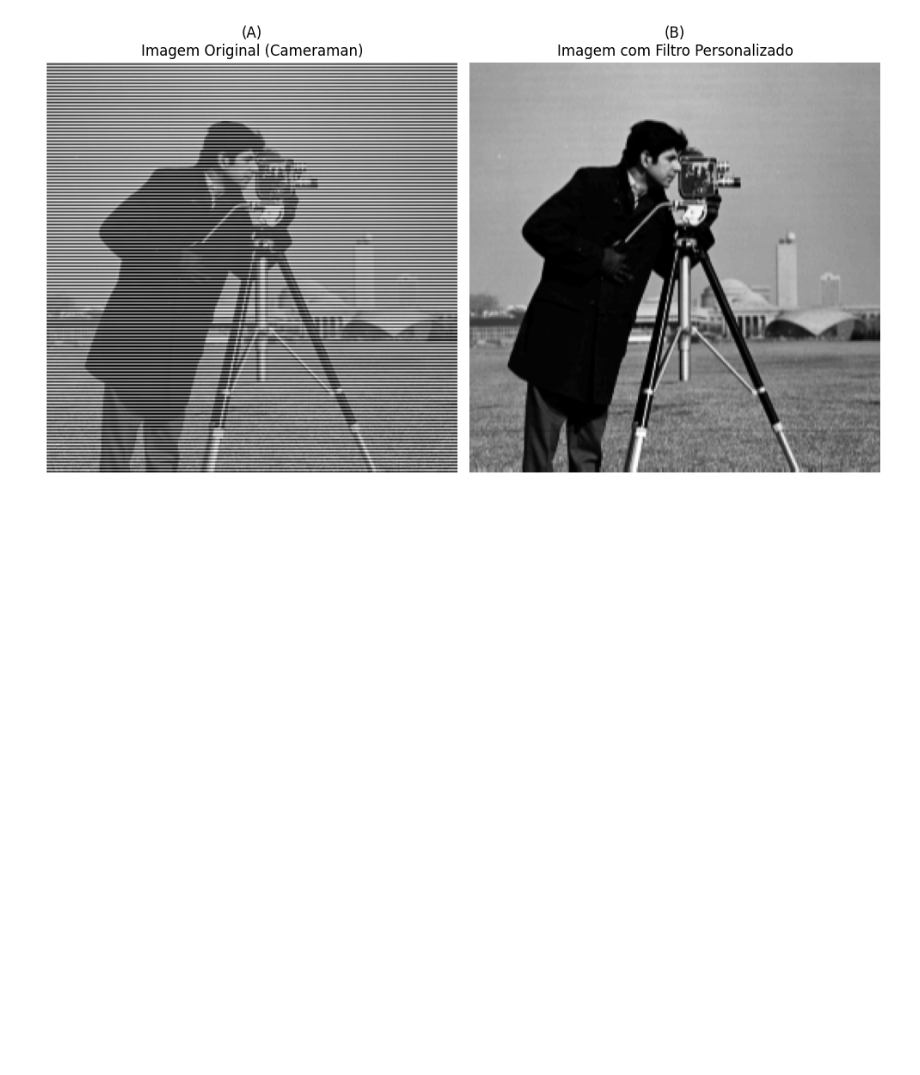
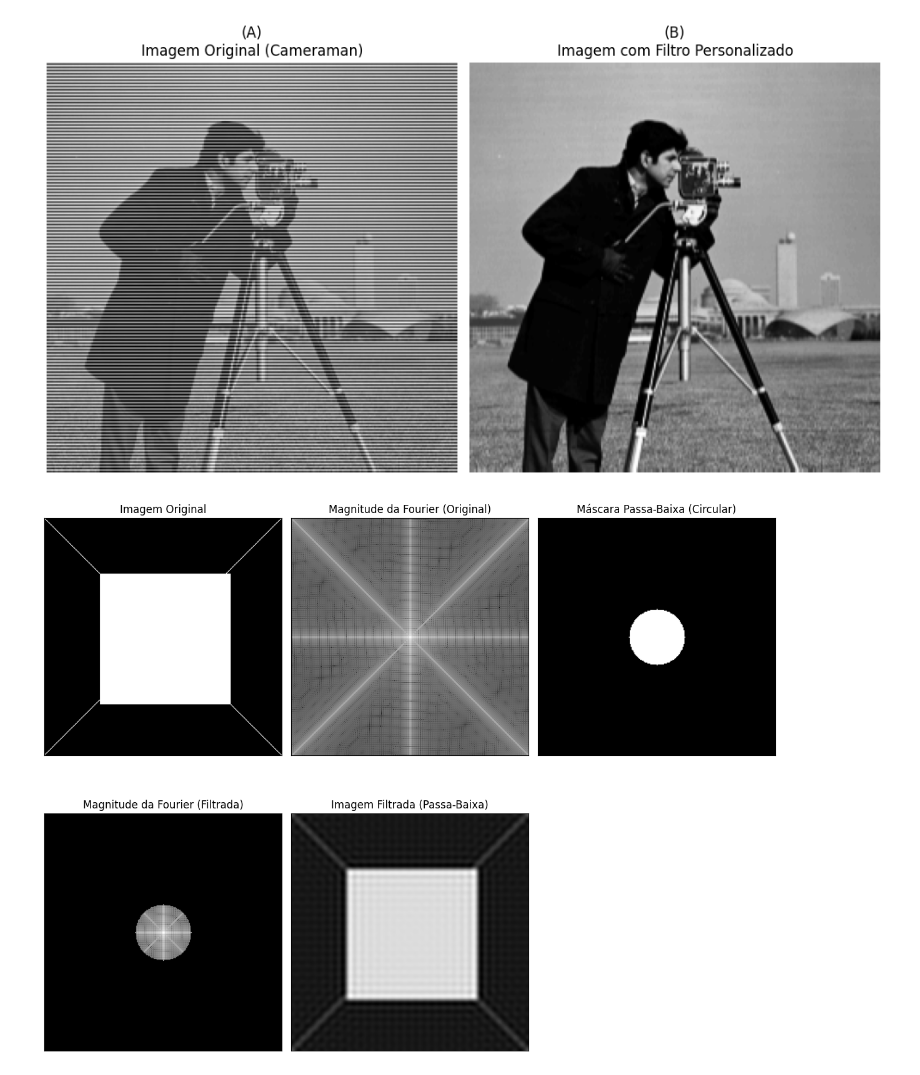
Before and after one commit to ccanacarla/PDI, a Jupyter notebook: Lista 2/Questao9.ipynb, the cells around one changed output. Cells and saved outputs as stored; diff of their text form; code cells hidden in the pictures; blank space fills up the shorter version.

```diff
--- a/Questao9.ipynb
+++ b/Lista 2/Questao9.ipynb
@@ -117,3 +117,89 @@ plt.tight_layout()
 plt.show()
 # %% [output]
 [figure]
+# %%
+import cv2
+import numpy as np
+from matplotlib import pyplot as plt
+
+# Criar uma imagem de teste simples (ou carregar uma imagem real)
+# Imagem com um quadrado e algum "ruído" de alta frequência (bordas)
+img = np.zeros((256, 256), dtype=np.uint8)
+cv2.rectangle(img, (60, 60), (200, 200), 255, -1) # Um quadrado branco
+# Adicionar algumas linhas para simular alta frequência
+cv2.line(img, (0, 0), (255, 255), 255, 1)
+cv2.line(img, (0, 255), (255, 0), 255, 1)
+
+# Se preferir carregar uma imagem real, descomente as linhas abaixo:
+# try:
+#     img = cv2.imread('seu_caminho/para/sua_imagem.jpg', cv2.IMREAD_GRAYSCALE)
+#     if img is None:
+#         print("Erro: Não foi possível carregar a imagem.")
+#         exit()
+# except Exception as e:
+#     print(f"Erro ao carregar imagem: {e}")
+#     exit()
+
+
+# 1. Calcular a Transformada de Fourier 2D
+dft = cv2.dft(np.float32(img), flags=cv2.DFT_COMPLEX_OUTPUT)
+
+# 2. Mover o componente de frequência zero para o centro
+dft_shift = np.fft.fftshift(dft)
+
+# 3. Calcular a Magnitude do Espectro (para visualização)
+magnitude_spectrum = 20 * np.log(cv2.magnitude(dft_shift[:, :, 0], dft_shift[:, :, 1]) + 1)
+
+# 4. Criar a Máscara do Filtro Passa-Baixa (Ideal Circular)
+rows, cols = img.shape
+center_row, center_col = int(rows / 2), int(cols / 2)
+
+# Definir o raio do filtro passa-baixa
+# Raios menores removem mais altas frequências (mais suavização/borramento)
+# Raios maiores preservam mais altas frequências (menos suavização)
+radius = 30 # Ajuste este valor para ver o efeito
+
+# Criar uma máscara de zeros
+mask = np.zeros((rows, cols, 2), dtype=np.uint8)
+
+# Desenhar um círculo branco (1s) no centro da máscara
+cv2.circle(mask, (center_col, center_row), radius, (1, 1), thickness=-1)
+
+# 5. Aplicar a Máscara do Filtro na Transformada de Fourier
+# Multiplicar o espectro deslocado pela máscara
+fshift = dft_shift * mask
+
+# 6. Mover o componente de frequência zero de volta (inverso do fftshift)
+f_ishift = np.fft.ifftshift(fshift)
+
+# 7. Calcular a Transformada Inversa de Fourier
+img_back = cv2.idft(f_ishift, flags=cv2.DFT_SCALE | cv2.DFT_REAL_OUTPUT)
+
+# A imagem resultante ainda pode conter valores negativos ou fora do intervalo [0, 255].
+# Para visualização como imagem, vamos garantir que estejam no intervalo correto.
+# img_back = np.clip(img_back, 0, 255).astype(np.uint8) # Uma forma simples de truncar
+
+# 8. Visualizar os resultados
+plt.figure(figsize=(12, 10))
+
+plt.subplot(2, 3, 1), plt.imshow(img, cmap='gray')
+plt.title('Imagem Original'), plt.xticks([]), plt.yticks([])
+
+plt.subplot(2, 3, 2), plt.imshow(magnitude_spectrum, cmap='gray')
+plt.title('Magnitude da Fourier (Original)'), plt.xticks([]), plt.yticks([])
+
+plt.subplot(2, 3, 3), plt.imshow(mask[:, :, 0], cmap='gray') # Mostrar apenas um canal da máscara (são idênticos)
+plt.title('Máscara Passa-Baixa (Circular)'), plt.xticks([]), plt.yticks([])
+
+# Calcular a Magnitude do Espectro Filtrado para visualização
+magnitude_spectrum_filtered = 20 * np.log(cv2.magnitude(fshift[:, :, 0], fshift[:, :, 1]) + 1)
+plt.subplot(2, 3, 4), plt.imshow(magnitude_spectrum_filtered, cmap='gray')
+plt.title('Magnitude da Fourier (Filtrada)'), plt.xticks([]), plt.yticks([])
+
+plt.subplot(2, 3, 5), plt.imshow(img_back, cmap='gray')
+plt.title('Imagem Filtrada (Passa-Baixa)'), plt.xticks([]), plt.yticks([])
+
+plt.tight_layout()
+plt.show()
+# %% [output]
+[figure, added]
```
Also changed, not shown: parts of 1 cell of this notebook, 5 other files.
